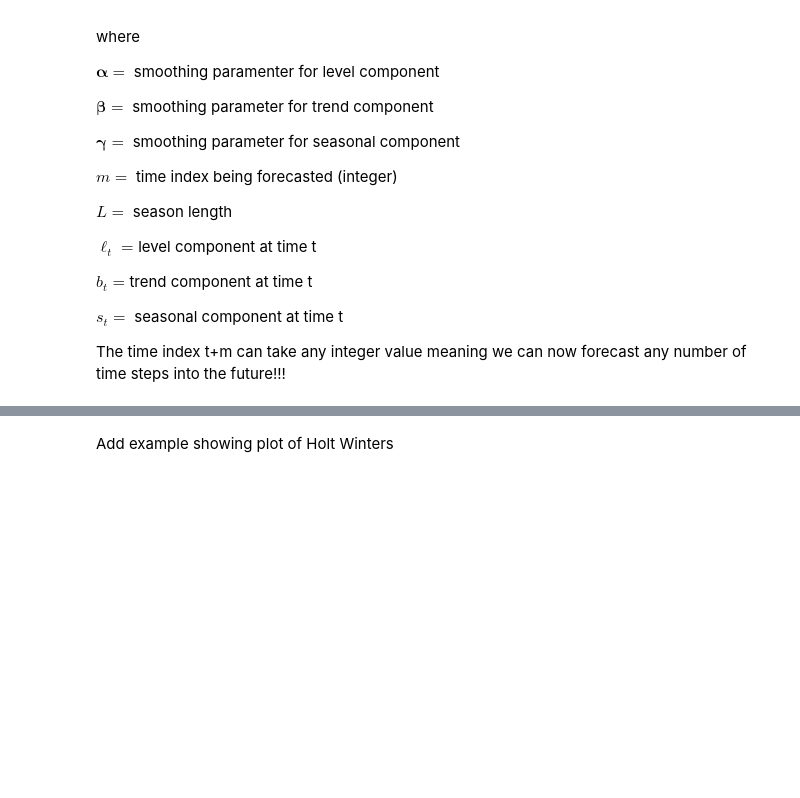
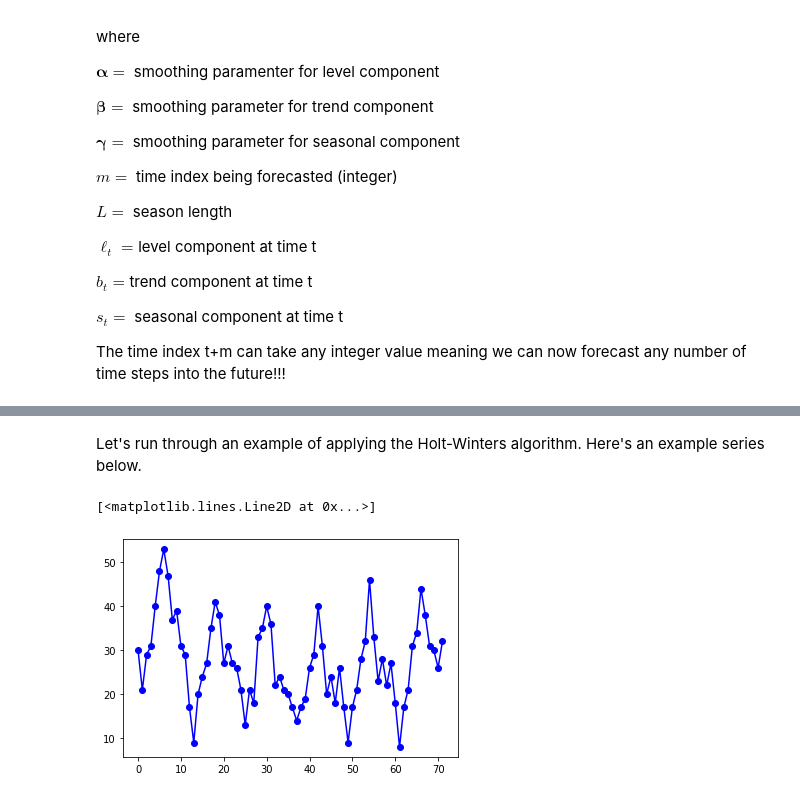
Before and after one commit to stefan262/Practical-ML-DS, a Jupyter notebook: Chapter 2. Python for Data Scientists/Module 7. Other ML Problems/Time Series/2. Holt-Winters Method for Time Series Forecasting.ipynb, the cells around one changed output, grey strips where cells are left out. Cells and saved outputs as stored; diff of their text form; code cells hidden in the pictures; blank space fills up the shorter version.

```diff
--- a/Chapter 2. Python for Data Scientists/Module 7. Other ML Problems/Time Series/2. Holt-Winters Method for Time Series Forecasting.ipynb
+++ b/Chapter 2. Python for Data Scientists/Module 7. Other ML Problems/Time Series/2. Holt-Winters Method for Time Series Forecasting.ipynb
@@ -367,5 +362,3 @@ def triple_exponential_smoothing(series, slen, alpha, beta, gamma, n_preds):
             seasonals[i%slen] = gamma*(val-smooth) + (1-gamma)*seasonals[i%slen]
             result.append(smooth+trend+seasonals[i%slen])
     return result
-# %% [markdown]
-Add example showing plot of Holt Winters
@@ -373,0 +365,13 @@ Add library implementation of Holt-Winters
+# %% [markdown]
+Let's run through an example of applying the Holt-Winters algorithm. Here's an example series below.
+# %%
+series = [30,21,29,31,40,48,53,47,37,39,31,29,17,9,20,24,27,35,41,38,
+          27,31,27,26,21,13,21,18,33,35,40,36,22,24,21,20,17,14,17,19,
+          26,29,40,31,20,24,18,26,17,9,17,21,28,32,46,33,23,28,22,27,
+          18,8,17,21,31,34,44,38,31,30,26,32]
+# %%
+import matplotlib.pyplot as plt
+plt.plot(series, 'bo-')
+# %% [output]
+[<matplotlib.lines.Line2D at 0x...>]
+[figure, added]
```
Also changed, not shown: parts of 18 cells of this notebook.
